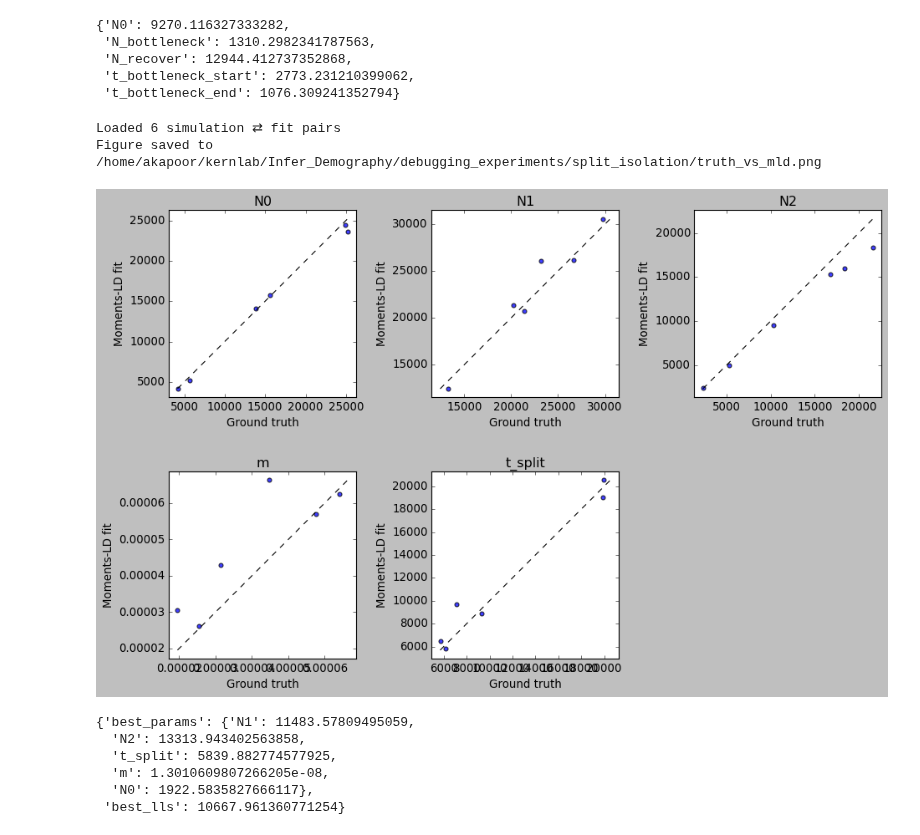
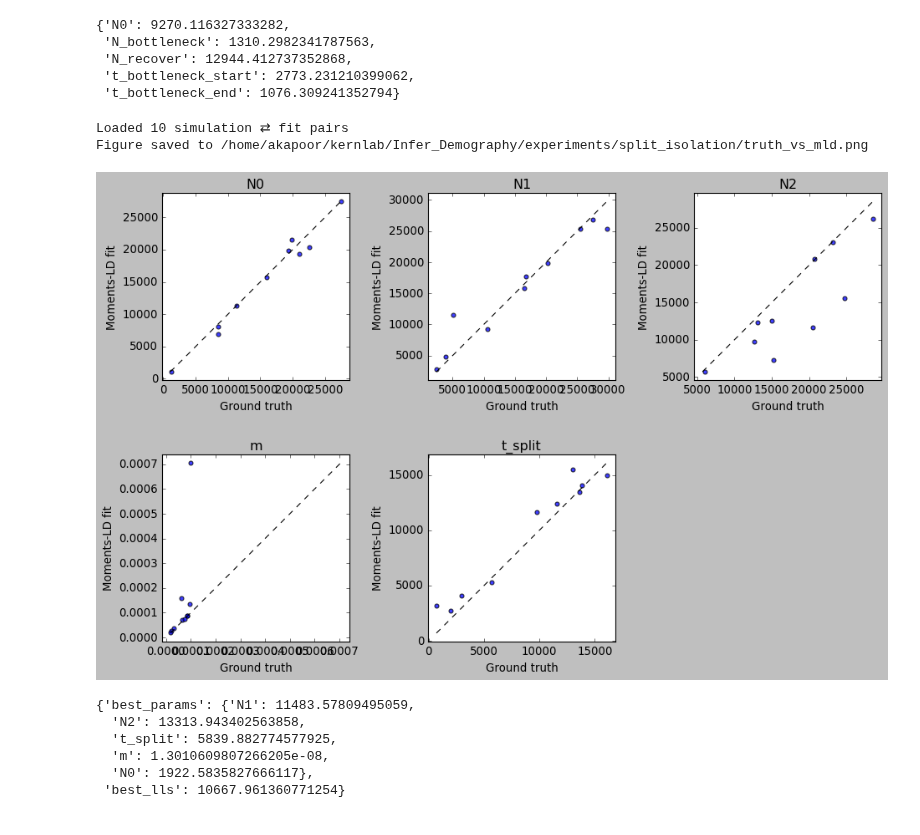
Before and after one commit to ak1376/Infer_Demography, a Jupyter notebook: notebooks/inspecting_output.ipynb, the cells around one changed output. Drawn from its saved outputs; the diff is of its cells as text; code cells hidden in the pictures.

Commit message:
Fixed MomentsLD for split isolation, poor Dadi inferences.

```diff
--- a/notebooks/inspecting_output.ipynb
+++ b/notebooks/inspecting_output.ipynb
@@ -682,7 +682,7 @@ sampled_params
 
 # %% -------------------------------------------------------- user settings
 MODEL       = "split_isolation"            # <-- change if needed
-OUT_PNG     = f"/home/akapoor/kernlab/Infer_Demography/debugging_experiments/{MODEL}/truth_vs_mld.png"
+OUT_PNG     = f"/home/akapoor/kernlab/Infer_Demography/experiments/{MODEL}/truth_vs_mld.png"
 KEEP_FAILED = False                   # True = keep fits that contain None
 
 # %% --------------------------------------------------- imports & helpers
@@ -699,8 +699,8 @@ def load_pickle(p):
     with open(p, "rb") as fh:
         return pickle.load(fh)
 
-SIM_DIR   = Path(f"/home/akapoor/kernlab/Infer_Demography/debugging_experiments/{MODEL}/simulations")
-INFER_DIR = Path(f"/home/akapoor/kernlab/Infer_Demography/debugging_experiments/{MODEL}/inferences")
+SIM_DIR   = Path(f"/home/akapoor/kernlab/Infer_Demography/experiments/{MODEL}/simulations")
+INFER_DIR = Path(f"/home/akapoor/kernlab/Infer_Demography/experiments/{MODEL}/inferences")
 
 # %% ------------------------------------------------ gather all pairs
 rows = []
@@ -751,36 +751,36 @@ for i, p in enumerate(params):
     ax.scatter(x, y, s=20, alpha=0.75)
     lo, hi = min(x.min(), y.min()), max(x.max(), y.max())
     pad = 0.05 * (hi - lo)
     ax.plot([lo, hi], [lo, hi], "k--", lw=1)
     ax.set_xlim(lo - pad, hi + pad)
     ax.set_ylim(lo - pad, hi + pad)
     ax.set_title(p)
     ax.set_xlabel("Ground truth")
     ax.set_ylabel("Moments‑LD fit")
     ax.set_aspect("equal", adjustable="box")
 
 # hide any empty axes
 for j in range(len(params), n_rows*n_cols):
     r, c = divmod(j, n_cols)
     axes[r][c].axis("off")
 
 fig.tight_layout()
 fig.savefig(OUT_PNG, dpi=300)
 print("Figure saved to", OUT_PNG)
 
 # %% [markdown] -------------------------------------------------------------
 # ## What next?
 #
 # * Scroll through the scatter plots to spot systematic bias or variance.
 # * Hover a point in Jupyter Lab (if enabled) to read its simulation ID
 #   (sid shown on the index of `df`).
 # * To investigate an outlier, pick its `sid` and open the corresponding
 #   `sampled_params.pkl` / `best_fit.pkl`.
 # --------------------------------------------------------------------------
 # %% [output]
-Loaded 6 simulation ⇄ fit pairs
-Figure saved to /home/akapoor/kernlab/Infer_Demography/debugging_experiments/split_isolation/truth_vs_mld.png
+Loaded 10 simulation ⇄ fit pairs
+Figure saved to /home/akapoor/kernlab/Infer_Demography/experiments/split_isolation/truth_vs_mld.png
-[figure, old version]
+[figure, new version]
 # %%
 with open('/home/akapoor/kernlab/Infer_Demography/debugging_experiments/split_isolation/inferences/sim_0/MomentsLD/best_fit.pkl', 'rb') as f:
     best_fit = pickle.load(f)
```
Also changed, not shown: parts of 9 cells of this notebook, 17 other files.
